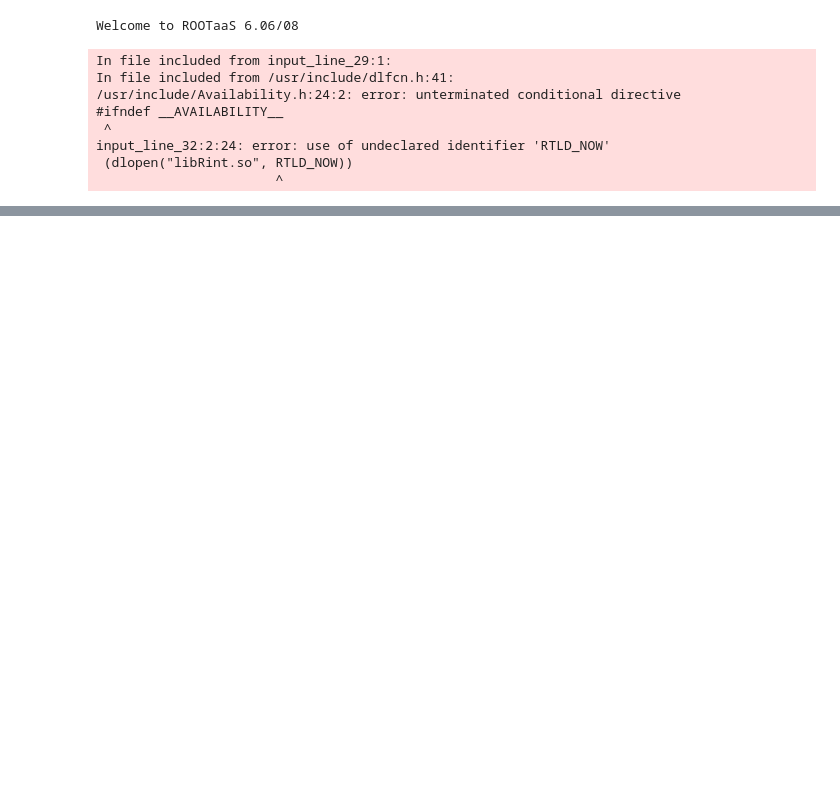
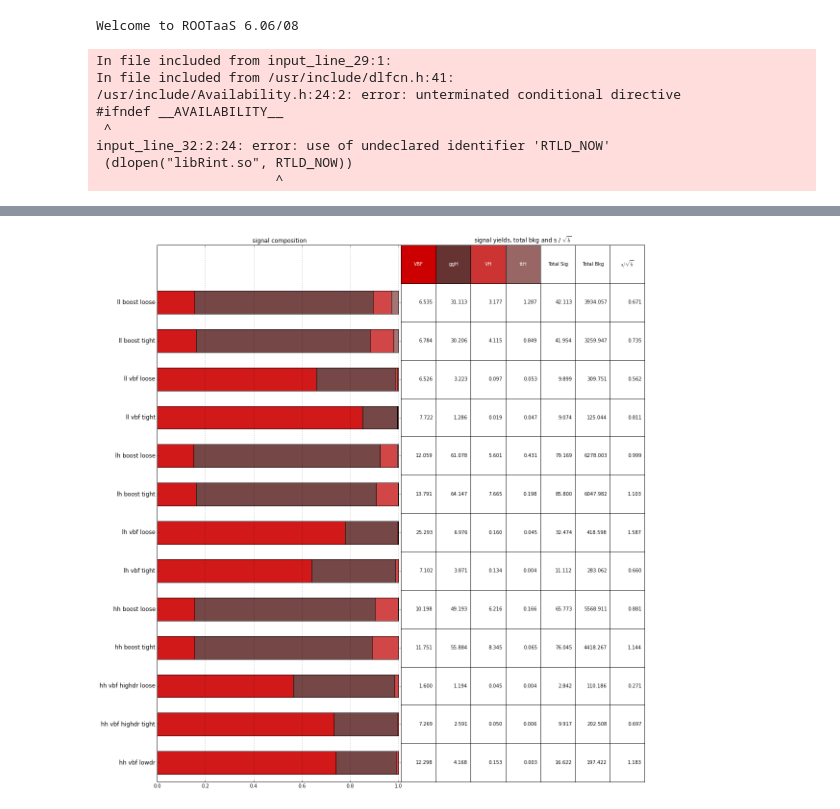
Before and after one commit to qbuat/WsInputInspector, a Jupyter notebook: yields.ipynb, the cells around one changed output, grey strips where cells are left out. Saved outputs shown, nothing was run; the diff lists cells and outputs as text; code cells hidden in the pictures; blank space fills up the shorter version.

Commit message:
add signal stuff

```diff
--- a/yields.ipynb
+++ b/yields.ipynb
@@ -43,6 +43,9 @@ data = ll_meas.data
 hh_cats = categories['hadhad']
 lh_cats = categories['lephad']
 ll_cats = categories['leplep']
+
+lh_cats_sr = categories['lephad_sr']
+ll_cats_sr = categories['leplep_sr']
 # %%
 plt.figure(1, figsize=(20,8))
 for icat, cat in enumerate(ll_cats):
@@ -123,0 +132,66 @@ plt.savefig('bkg_composition.pdf')
+# %%
+def sig_composition_chart(ax, rfile, meas, categories, stack_start_index=0):
+
+    for i_cat, cat in enumerate(categories):
+        total_yield = meas.total_signal.yields(rfile, cat.cats)[0]
+        bottom = np.cumsum(np.array([
+                        s.yields(rfile, cat.cats)[0] / total_yield for s in meas.signals]),
+                           axis=0)
+        for i_s, sample in enumerate(meas.signals):
+            ax.barh(
+                i_cat + stack_start_index, sample.yields(rfile, cat.cats)[0] / total_yield, 0.6,
+                alpha=0.9, color=sample.color, align='center',
+                left=bottom[i_s - 1] if i_s > 0 else 0)
+# %%
+fig, axs = plt.subplots(1,2, figsize=(20, 20))
+
+axs[0].grid(axis='x')
+sig_composition_chart(axs[0], hh_rfile, hh_meas, hh_cats, stack_start_index=0.5)
+sig_composition_chart(axs[0], lh_rfile, lh_meas, lh_cats_sr, stack_start_index=len(hh_cats) + 0.5)
+sig_composition_chart(axs[0], ll_rfile, ll_meas, ll_cats_sr, stack_start_index=len(hh_cats + lh_cats_sr) + 0.5)
+axs[0].set_yticks(np.arange(len(hh_cats + lh_cats_sr + ll_cats_sr)) + 0.5)
+axs[0].set_yticklabels(
+    [cat.name for cat in hh_cats] + [cat.name for cat in lh_cats_sr] + [cat.name for cat in ll_cats_sr],
+    fontsize=12)
+x_min, x_max = axs[0].get_xlim()
+axs[0].set_xlim(x_min, 1.01)
+axs[0].set_title('signal composition')
+table = []
+table.append([0., 0., 0., 0. , 0., 0., 0.])
+for cat in ll_cats_sr[::-1]:
+    tot_sig = ll_meas.total_signal.yields(ll_rfile, cat.cats)[0]
+    tot_bkg = ll_meas.total_background.yields(ll_rfile, cat.cats)[0]
+    float_row = [s.yields(ll_rfile, cat.cats)[0] for s in ll_meas.signals] + [tot_sig, tot_bkg, tot_sig / np.sqrt(tot_bkg)]
+    table.append(['{0:1.3f}'.format(np.round(r, decimals=3)) for r in float_row])
+
+for cat in lh_cats_sr[::-1]:
+    tot_sig = lh_meas.total_signal.yields(lh_rfile, cat.cats)[0]
+    tot_bkg = lh_meas.total_background.yields(lh_rfile, cat.cats)[0]
+    float_row = [s.yields(lh_rfile, cat.cats)[0] for s in lh_meas.signals] + [tot_sig, tot_bkg, tot_sig / np.sqrt(tot_bkg)]
+    table.append(['{0:1.3f}'.format(np.round(r, decimals=3)) for r in float_row])
+
+for cat in hh_cats[::-1]:
+    tot_sig = hh_meas.total_signal.yields(hh_rfile, cat.cats)[0]
+    tot_bkg = hh_meas.total_background.yields(hh_rfile, cat.cats)[0]
+    float_row = [s.yields(hh_rfile, cat.cats)[0] for s in hh_meas.signals] + [tot_sig, tot_bkg, tot_sig / np.sqrt(tot_bkg)]
+    table.append(['{0:1.3f}'.format(np.round(r, decimals=3)) for r in float_row])
+
+#columns = ['Total'] + [s.name if s.name != 'VV' else 'Diboson' for s in lh_meas.backgrounds]
+columns = ['VBF', 'ggH', 'VH', 'ttH', 'Total Sig', 'Total Bkg', r'$s / \sqrt{b}$']
+#columns = ['Total'] + [s.mpl_title for s in lh_meas.backgrounds]
+colors = [s.color for s in lh_meas.signals] + [(1., 1., 1.), (1., 1., 1.), (1., 1., 1.)]
+axs[1].axis('tight')
+axs[1].axis('off')
+a = axs[1].table(cellText=table,
+          colColours=colors,
+          colLabels=columns,
+          loc='right', bbox = [-0.2, 0., 1., 1.])
+a._cells[(0, 0)]._text.set_color('white')
+a._cells[(0, 1)]._text.set_color('white')
+a._cells[(0, 2)]._text.set_color('white')
+a._cells[(0, 3)]._text.set_color('white')
+
+axs[1].set_title(r'signal yields, total bkg and s / $\sqrt{b}$', x=0.3)
+plt.savefig('signal_composition.pdf')
+# %% [output]
+[figure, added]
```
Also changed, not shown: parts of 4 cells of this notebook, 3 other files.
